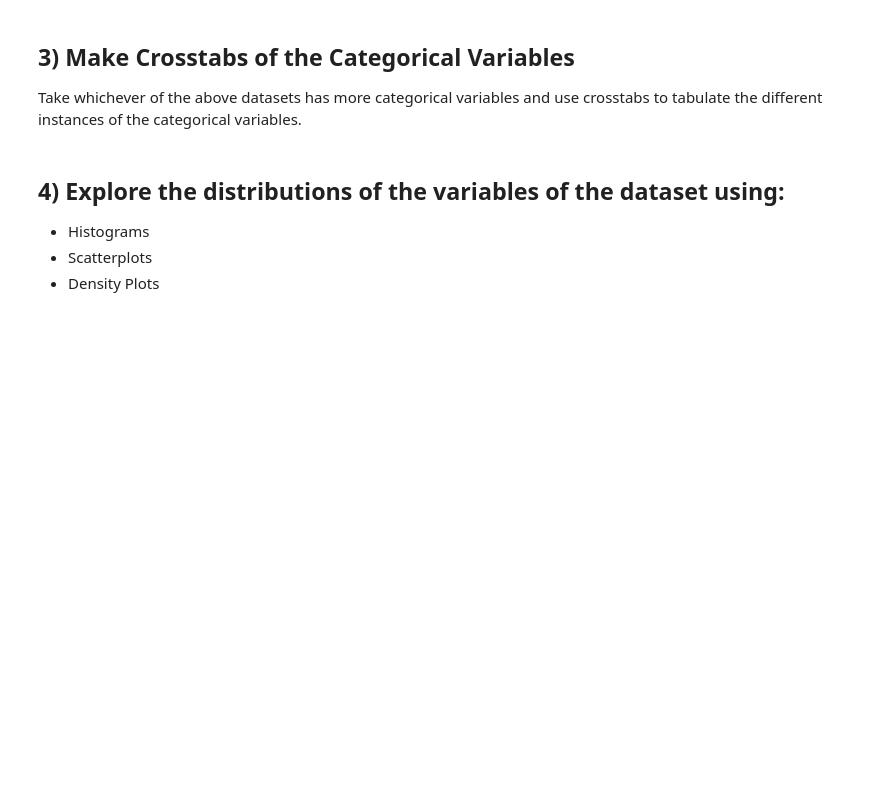
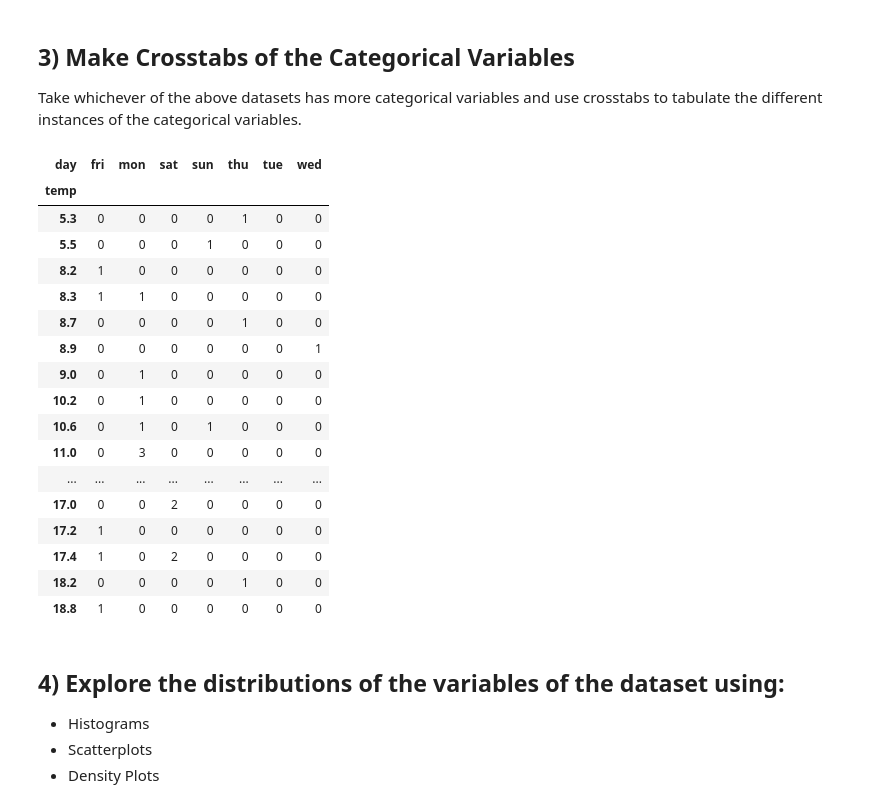
Before and after one commit to JoshuaHaga/DS-Unit-1-Sprint-1-Data-Wrangling-and-Storytelling, a Jupyter notebook: module1-exploratory-data-analysis/LS_DS_111_Exploratory_Data_Analysis_Assignment.ipynb, the cells around one changed output. Cells and saved outputs as stored; diff of their text form; code cells hidden in the pictures; blank space fills up the shorter version.

```diff
--- a/module1-exploratory-data-analysis/LS_DS_111_Exploratory_Data_Analysis_Assignment.ipynb
+++ b/module1-exploratory-data-analysis/LS_DS_111_Exploratory_Data_Analysis_Assignment.ipynb
@@ -168,3 +166,32 @@ Take whichever of the above datasets has more categorical variables and use cros
+# %%
+# Your Code Here
+data_url = 'https://archive.ics.uci.edu/ml/machine-learning-databases/forest-fires/forestfires.csv'
+
+#Load data via pandas
+data = pd.read_csv(data_url,)
+
+#for cross tab data is filtered to only display readings from mar
+data_cross = data[data.month.str.contains('mar', case=False)]
+pd.crosstab(data_cross['temp'], data_cross['day'])
+# %% [output]
+| day | fri | mon | sat | sun | thu | tue | wed |
+| temp |  |  |  |  |  |  |  |
+| 5.3 | 0 | 0 | 0 | 0 | 1 | 0 | 0 |
+| 5.5 | 0 | 0 | 0 | 1 | 0 | 0 | 0 |
+| 8.2 | 1 | 0 | 0 | 0 | 0 | 0 | 0 |
+| 8.3 | 1 | 1 | 0 | 0 | 0 | 0 | 0 |
+| 8.7 | 0 | 0 | 0 | 0 | 1 | 0 | 0 |
+| 8.9 | 0 | 0 | 0 | 0 | 0 | 0 | 1 |
+| 9.0 | 0 | 1 | 0 | 0 | 0 | 0 | 0 |
+| 10.2 | 0 | 1 | 0 | 0 | 0 | 0 | 0 |
+| 10.6 | 0 | 1 | 0 | 1 | 0 | 0 | 0 |
+| 11.0 | 0 | 3 | 0 | 0 | 0 | 0 | 0 |
+| ... | ... | ... | ... | ... | ... | ... | ... |
+| 17.0 | 0 | 0 | 2 | 0 | 0 | 0 | 0 |
+| 17.2 | 1 | 0 | 0 | 0 | 0 | 0 | 0 |
+| 17.4 | 1 | 0 | 2 | 0 | 0 | 0 | 0 |
+| 18.2 | 0 | 0 | 0 | 0 | 1 | 0 | 0 |
+| 18.8 | 1 | 0 | 0 | 0 | 0 | 0 | 0 |
 # %% [markdown]
 ## 4) Explore the distributions of the variables of the dataset using:
 - Histograms
```
Also changed, not shown: parts of 6 cells of this notebook.
